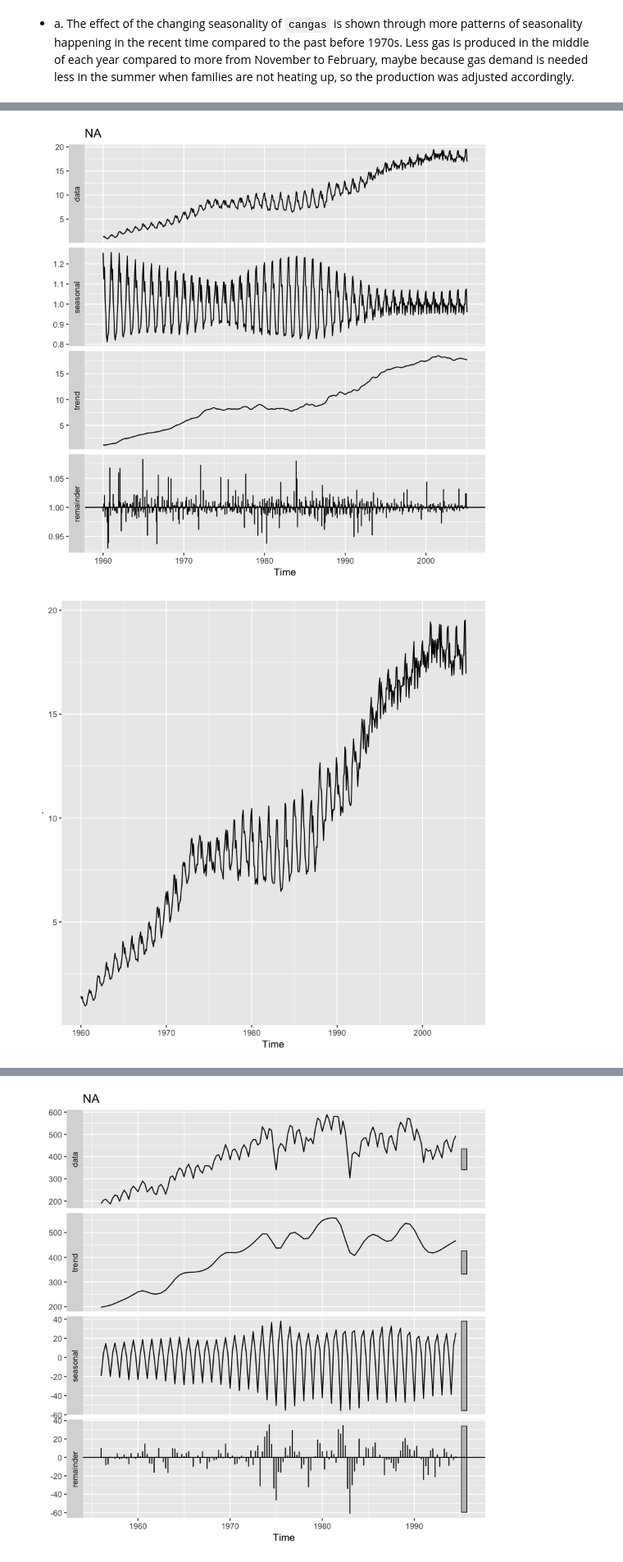
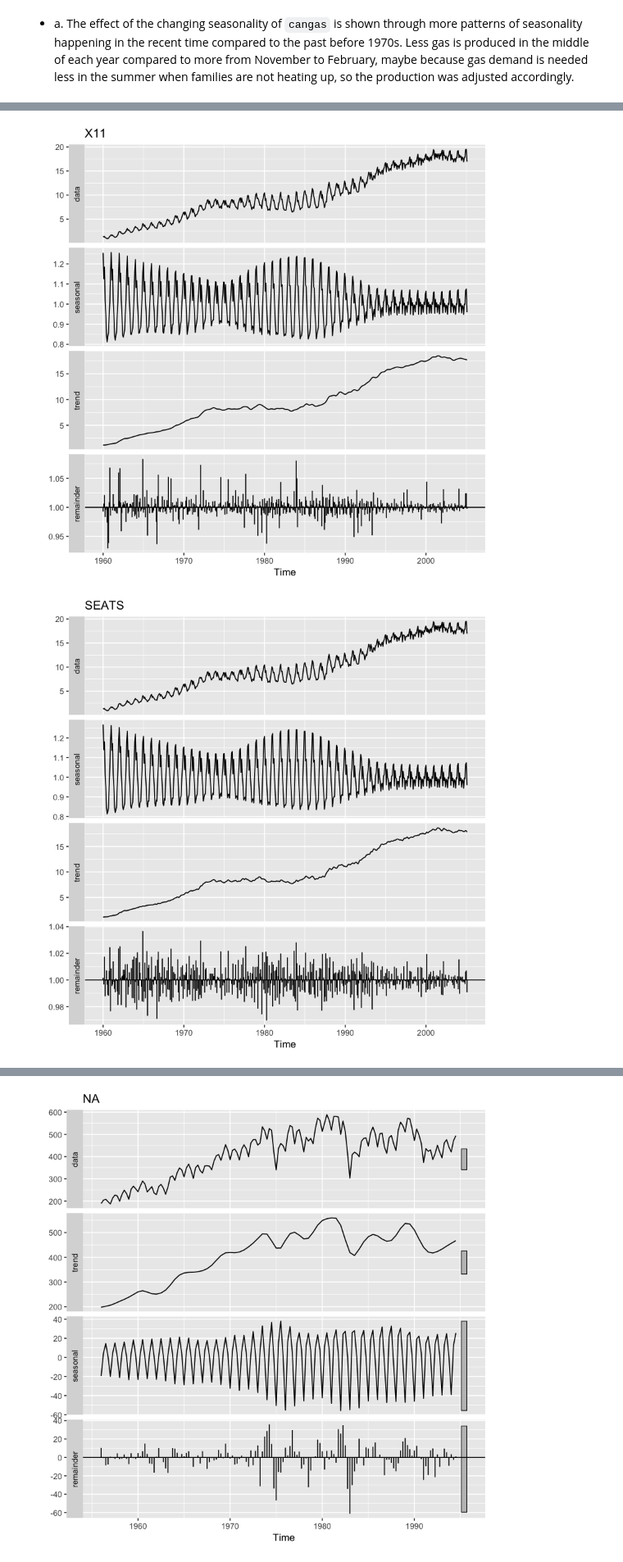
Before and after one commit to sherrytp/bc_f19_econ, a Jupyter notebook: Forecasting/ProbSet3_TIAN.ipynb, the cells around one changed output, grey strips where cells are left out. Shown at 82% size. Cells and saved outputs as stored; diff of their text form; code cells hidden in the pictures.

```diff
--- a/Forecasting/ProbSet3_TIAN.ipynb
+++ b/Forecasting/ProbSet3_TIAN.ipynb
@@ -110,10 +113,13 @@ cangas %>%
 # %%
+# c.
 cangas %>%
     seas(, x11 = "") %>%
-    autoplot()
+    autoplot() +
+    ggtitle("X11")
 cangas %>%
-    # SEATS
-    autoplot()
+    seas() %>%
+    autoplot() +
+    ggtitle("SEATS")
 # %% [output]
-[figure, old version]
+[figure, new version]
-[figure, old version]
+[figure, new version]
```
Also changed, not shown: parts of 11 cells of this notebook.
